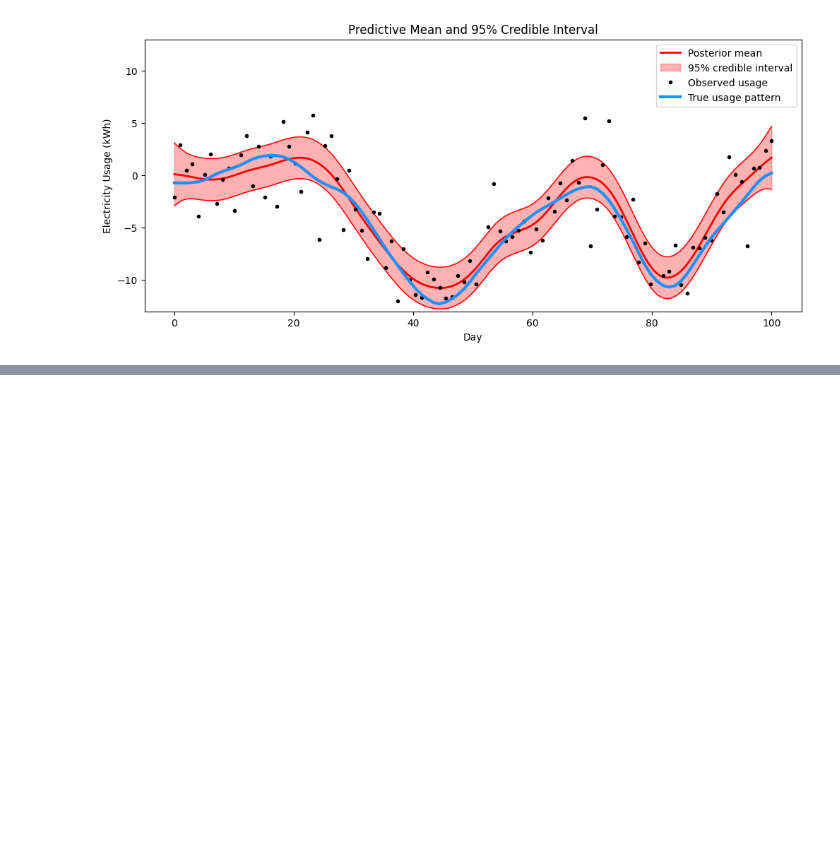
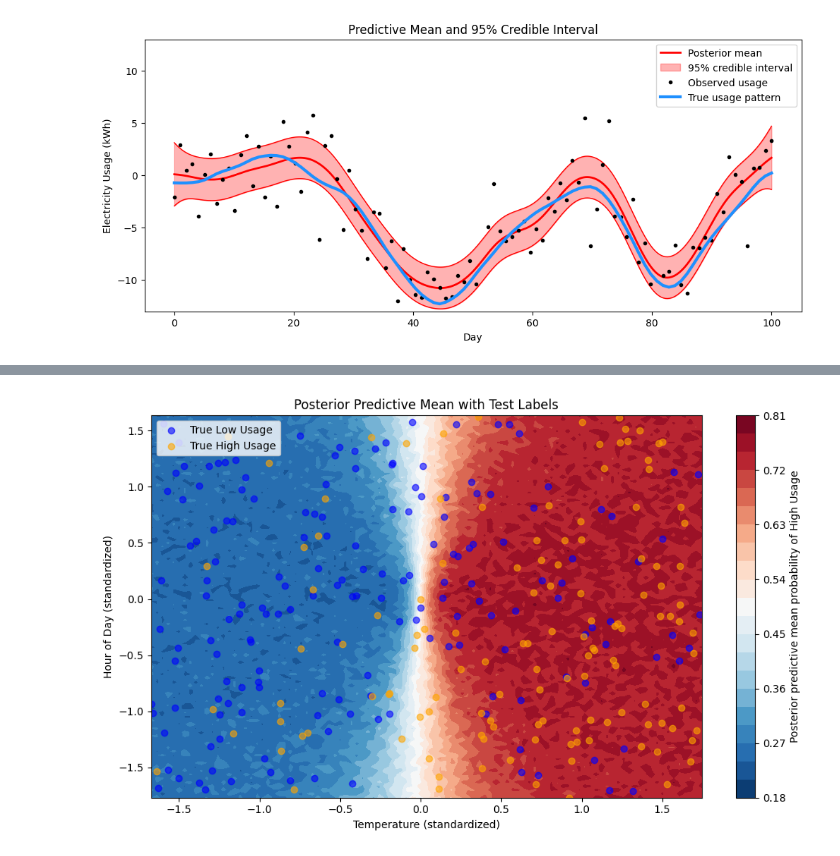
Before and after one commit to danield424/STA365, a Jupyter notebook: W10HW.ipynb, the cells around one changed output, grey strips where cells are left out. Saved outputs shown, nothing was run; the diff lists cells and outputs as text; code cells hidden in the pictures; blank space fills up the shorter version.

```diff
--- a/W10HW.ipynb
+++ b/W10HW.ipynb
@@ -289,0 +326,31 @@ Text(0.5, 1.0, 'ELBO Convergence')
+# %%
+# Posterior Predictive Mean with Test Data Overlay
+
+# Generate grid in standardized feature space
+temp_vals = np.linspace(X_train[:, 0].min(), X_train[:, 0].max(), 100)
+hour_vals = np.linspace(X_train[:, 1].min(), X_train[:, 1].max(), 100)
+temp_grid, hour_grid = np.meshgrid(temp_vals, hour_vals)
+X_grid = np.c_[temp_grid.ravel(), hour_grid.ravel()]
+Y_dummy = np.ones(X_grid.shape[0], dtype="int32")
+
+# Sample predictions over the grid
+ppc_grid = sample_posterior_predictive(X_grid.astype("float64"), Y_dummy, trace)
+
+# Compute posterior mean probability
+mean_probs = ppc_grid["out"].mean(axis=(0, 1)).reshape(temp_grid.shape)
+
+# Plot: posterior mean probability with test data
+plt.figure(figsize=(10, 6))
+contour = plt.contourf(temp_grid, hour_grid, mean_probs, levels=20, cmap="RdBu_r")
+plt.colorbar(contour, label="Posterior predictive mean probability of High Usage")
+
+# Overlay test data
+plt.scatter(X_test[Y_test == 0][:, 0], X_test[Y_test == 0][:, 1], color="blue", label="True Low Usage", alpha=0.6)
+plt.scatter(X_test[Y_test == 1][:, 0], X_test[Y_test == 1][:, 1], color="orange", label="True High Usage", alpha=0.6)
+
+plt.xlabel("Temperature (standardized)")
+plt.ylabel("Hour of Day (standardized)")
+plt.title("Posterior Predictive Mean with Test Labels")
+plt.legend()
+plt.tight_layout()
+# %% [output]
@@ -289,0 +359 @@ Text(0.5, 1.0, 'ELBO Convergence')
+[figure, added]
```
Also changed, not shown: parts of 11 cells of this notebook.
